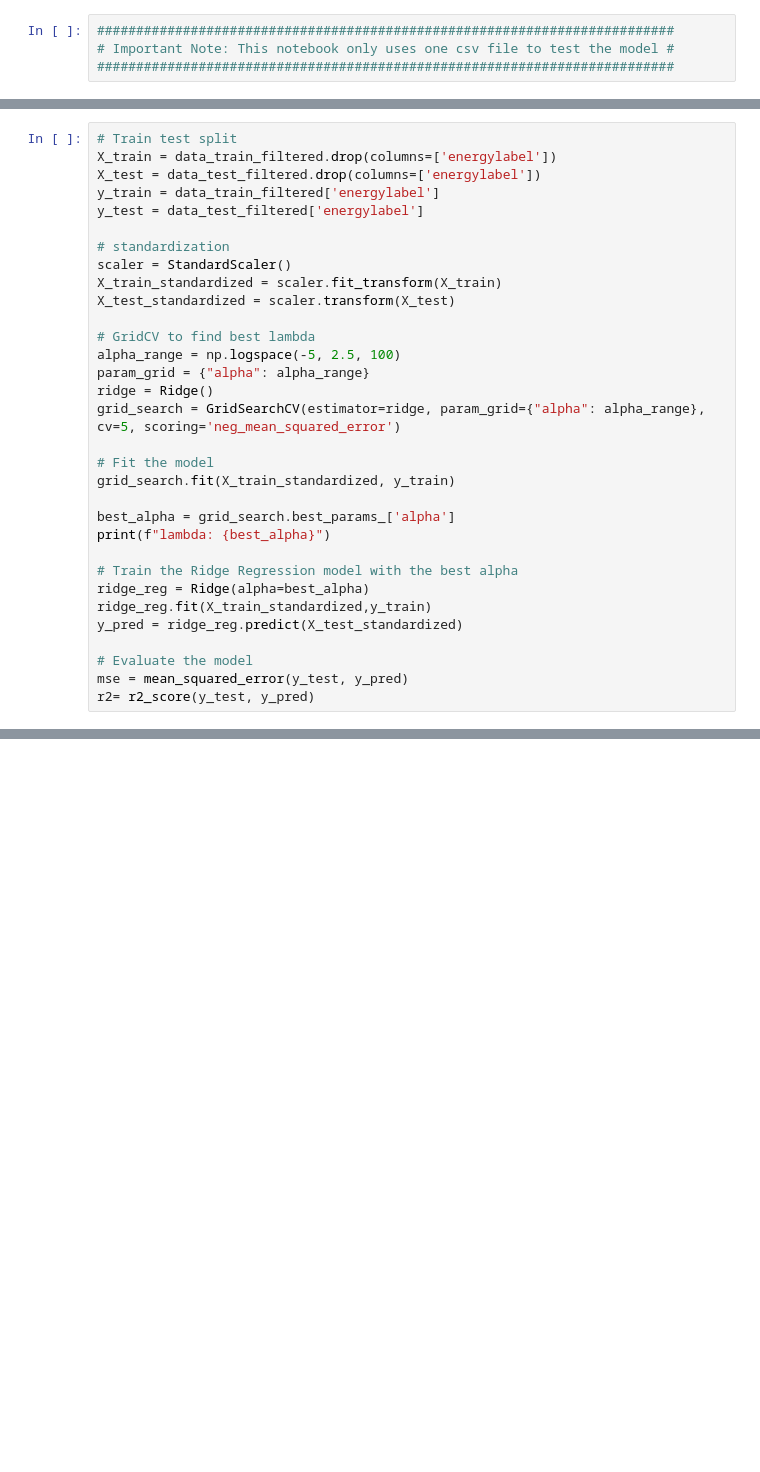
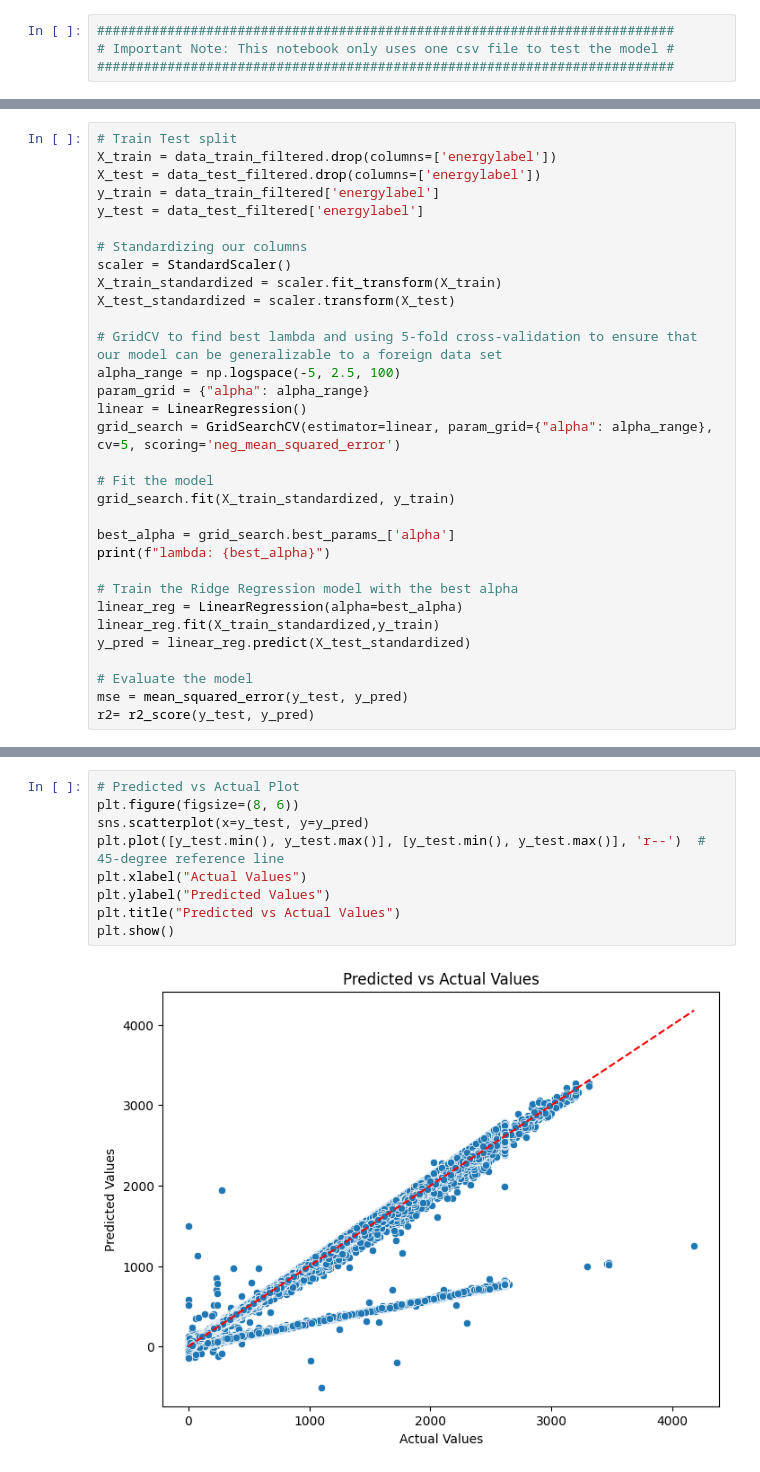
Before and after one commit to axie0927/FindingGhostParticles-RegressionSubgroup, a Jupyter notebook: src/Models/Baseline_Model.ipynb, the cells around one changed output, grey strips where cells are left out. Cells and saved outputs as stored; diff of their text form; blank space fills up the shorter version.

```diff
--- a/src/Models/Baseline_Model.ipynb
+++ b/src/Models/Baseline_Model.ipynb
@@ -39,22 +38,22 @@ data_test_filtered = data_test_filtered.dropna()
 data_train_filtered = data_train_filtered.drop(columns=['tdrift50','tdrift10'])
 data_test_filtered = data_test_filtered.drop(columns=['tdrift50','tdrift10'])
 # %%
-# Train test split
+# Train Test split
 X_train = data_train_filtered.drop(columns=['energylabel'])
 X_test = data_test_filtered.drop(columns=['energylabel'])
 y_train = data_train_filtered['energylabel']
 y_test = data_test_filtered['energylabel']
 
-# standardization
+# Standardizing our columns
 scaler = StandardScaler()
 X_train_standardized = scaler.fit_transform(X_train)
 X_test_standardized = scaler.transform(X_test)
 
-# GridCV to find best lambda
+# GridCV to find best lambda and using 5-fold cross-validation to ensure that our model can be generalizable to a foreign data set
 alpha_range = np.logspace(-5, 2.5, 100)
 param_grid = {"alpha": alpha_range}
-ridge = Ridge()
-grid_search = GridSearchCV(estimator=ridge, param_grid={"alpha": alpha_range}, cv=5, scoring='neg_mean_squared_error')
+linear = LinearRegression()
+grid_search = GridSearchCV(estimator=linear, param_grid={"alpha": alpha_range}, cv=5, scoring='neg_mean_squared_error')
 
 # Fit the model
 grid_search.fit(X_train_standardized, y_train)
@@ -63,9 +62,9 @@ best_alpha = grid_search.best_params_['alpha']
 print(f"lambda: {best_alpha}")
 
 # Train the Ridge Regression model with the best alpha
-ridge_reg = Ridge(alpha=best_alpha)
-ridge_reg.fit(X_train_standardized,y_train)
-y_pred = ridge_reg.predict(X_test_standardized)
+linear_reg = LinearRegression(alpha=best_alpha)
+linear_reg.fit(X_train_standardized,y_train)
+y_pred = linear_reg.predict(X_test_standardized)
 
 # Evaluate the model
 mse = mean_squared_error(y_test, y_pred)
@@ -80,0 +82,11 @@ data_filtered.corr()
+# %%
+# Predicted vs Actual Plot
+plt.figure(figsize=(8, 6))
+sns.scatterplot(x=y_test, y=y_pred)
+plt.plot([y_test.min(), y_test.max()], [y_test.min(), y_test.max()], 'r--')  # 45-degree reference line
+plt.xlabel("Actual Values")
+plt.ylabel("Predicted Values")
+plt.title("Predicted vs Actual Values")
+plt.show()
+# %% [output]
+[figure, added]
```
Also changed, not shown: parts of 12 cells of this notebook, 1 other file.
